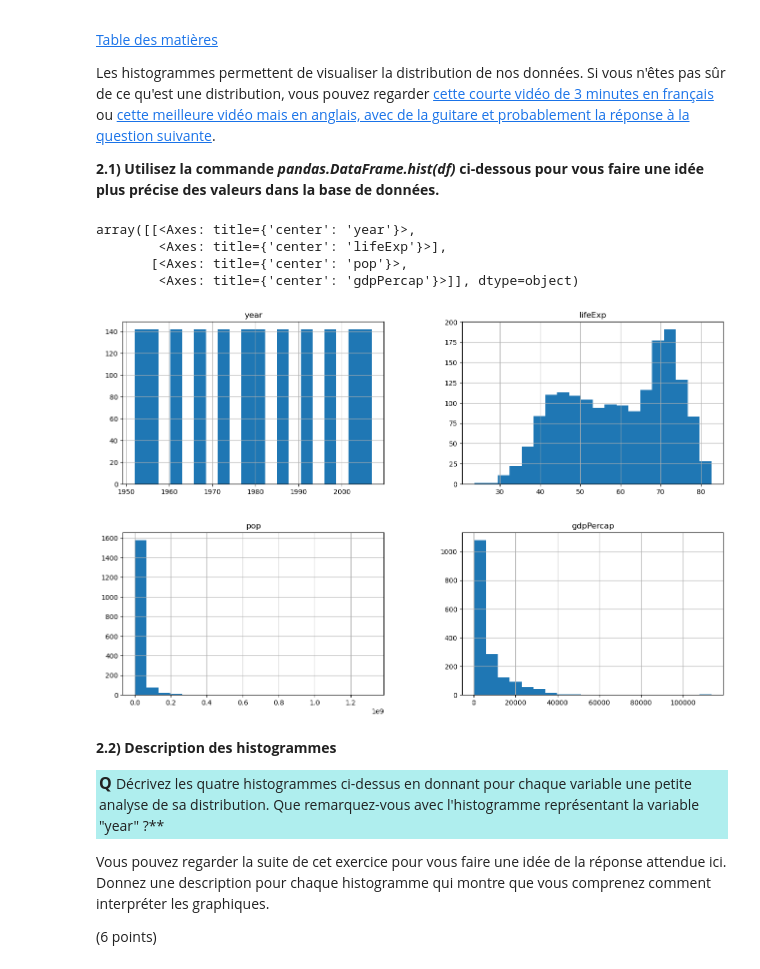
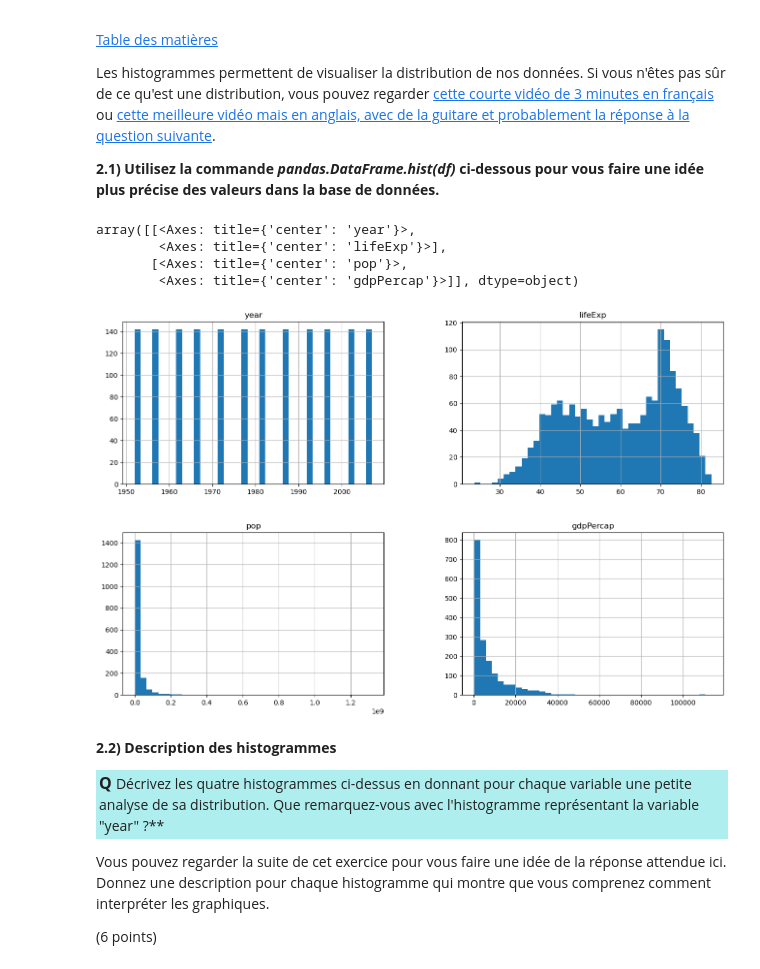
Before and after one commit to hliosone/data-science_scientific-tools, a Jupyter notebook: TP2_ISD_SA2024.ipynb, the cells around one changed output. Cells and saved outputs as stored; diff of their text form; code cells hidden in the pictures.

```diff
--- a/TP2_ISD_SA2024.ipynb
+++ b/TP2_ISD_SA2024.ipynb
@@ -238,17 +237,17 @@ Les histogrammes permettent de visualiser la distribution de nos données. Si vo
 # %%
 # Observez bien la notation utilisée et comment s'utilise la fonction "pandas.DataFrame.hist(df)"
 # On ajoute la taille de figure en paramètres pour plus de clareté.
 
 df.hist(
     figsize=(16, 10),  # Taille de la figure
-    bins=20,           # Nombre de barres dans chaque histogramme
+    bins=40,           # Nombre de barres dans chaque histogramme
 )
 # %% [output]
 array([[<Axes: title={'center': 'year'}>,
         <Axes: title={'center': 'lifeExp'}>],
        [<Axes: title={'center': 'pop'}>,
         <Axes: title={'center': 'gdpPercap'}>]], dtype=object)
-[figure, old version]
+[figure, new version]
 # %% [markdown]
 **2.2) Description des histogrammes**
 
```
Also changed, not shown: parts of 11 cells of this notebook.
